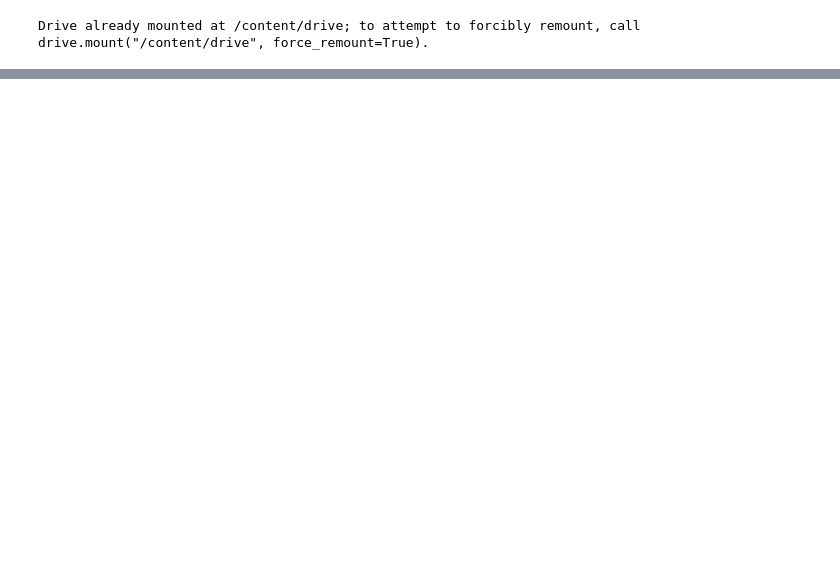
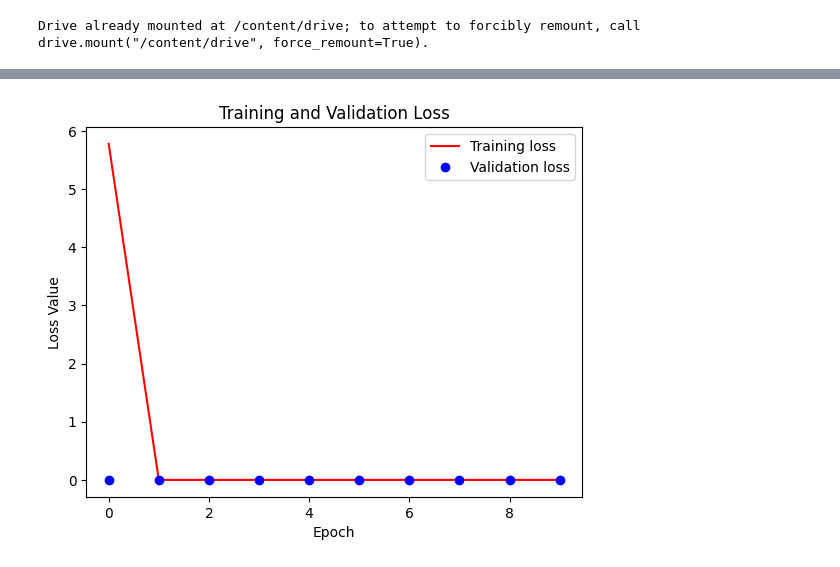
Before and after one commit to MilanBandara/Fall-detection-device, a Jupyter notebook: Fall_detection.ipynb, the cells around one changed output, grey strips where cells are left out. Drawn from its saved outputs; the diff is of its cells as text; code cells hidden in the pictures; blank space fills up the shorter version.

```diff
--- a/Fall_detection.ipynb
+++ b/Fall_detection.ipynb
@@ -101,0 +119,15 @@ ValueError: ignored
+# %%
+loss = model.history.history['loss']
+val_loss = model.history.history['val_loss']
+
+plt.figure()
+plt.plot( loss, 'r', label='Training loss')
+plt.plot( val_loss, 'bo', label='Validation loss')
+plt.title('Training and Validation Loss')
+plt.xlabel('Epoch')
+plt.ylabel('Loss Value')
+# plt.ylim([0, 1])
+plt.legend()
+plt.show()
+# %% [output]
+[figure, added]
```
Also changed, not shown: parts of 8 cells of this notebook.
